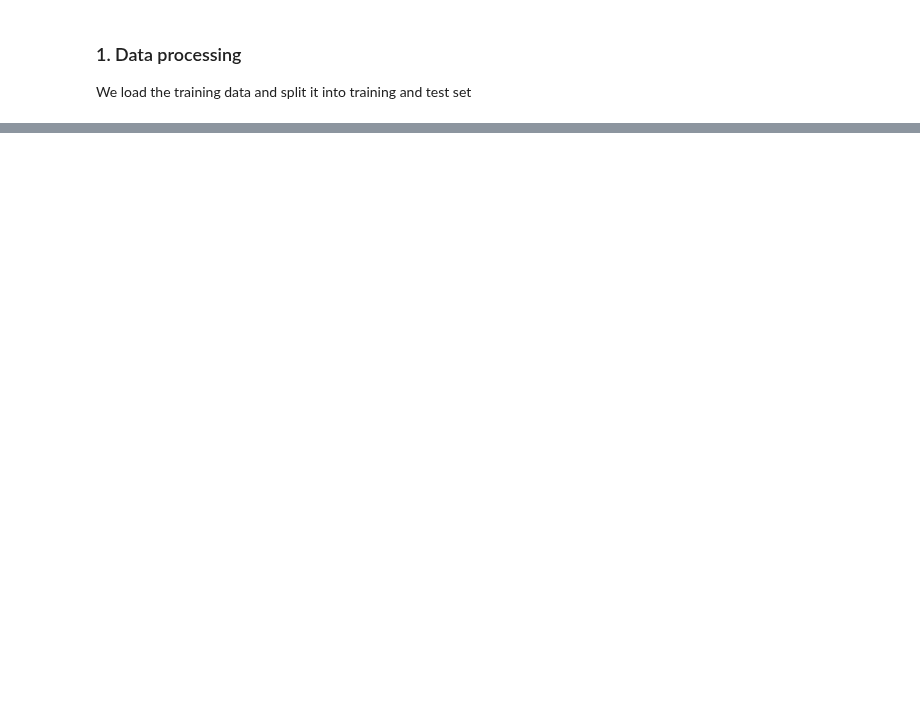
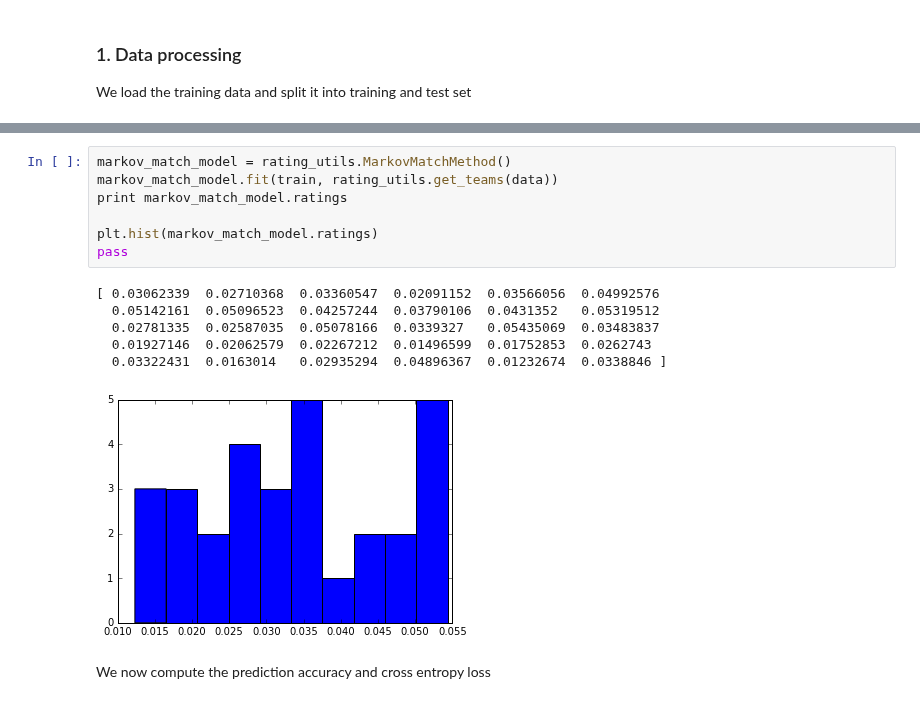
Before and after one commit to young-geng/RatingAnalysis, a Jupyter notebook: RatingAlgorithmComparison.ipynb, the cells around one changed output, grey strips where cells are left out. Drawn from its saved outputs; the diff is of its cells as text; blank space fills up the shorter version.

Commit message:
Markov's method

```diff
--- a/RatingAlgorithmComparison.ipynb
+++ b/RatingAlgorithmComparison.ipynb
@@ -80,0 +84,16 @@ print massey_model.test_error_rate(train), massey_model.test_error_rate(test)
+# %%
+markov_match_model = rating_utils.MarkovMatchMethod()
+markov_match_model.fit(train, rating_utils.get_teams(data))
+print markov_match_model.ratings
+
+plt.hist(markov_match_model.ratings)
+pass
+# %% [output]
+[ 0.03062339  0.02710368  0.03360547  0.02091152  0.03566056  0.04992576
+  0.05142161  0.05096523  0.04257244  0.03790106  0.0431352   0.05319512
+  0.02781335  0.02587035  0.05078166  0.0339327   0.05435069  0.03483837
+  0.01927146  0.02062579  0.02267212  0.01496599  0.01752853  0.0262743
+  0.03322431  0.0163014   0.02935294  0.04896367  0.01232674  0.0338846 ]
+[figure, added]
+# %% [markdown]
+We now compute the prediction accuracy and cross entropy loss
```
Also changed, not shown: parts of 17 cells of this notebook, 1 other file.
